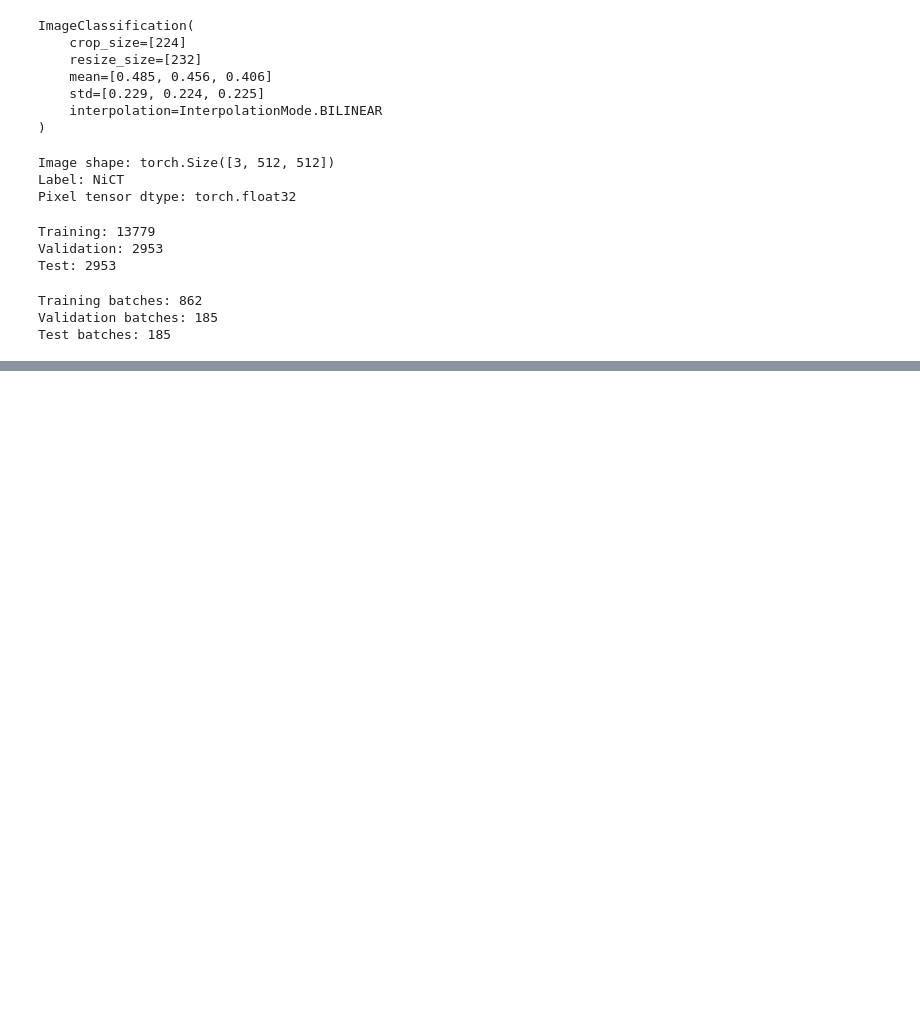
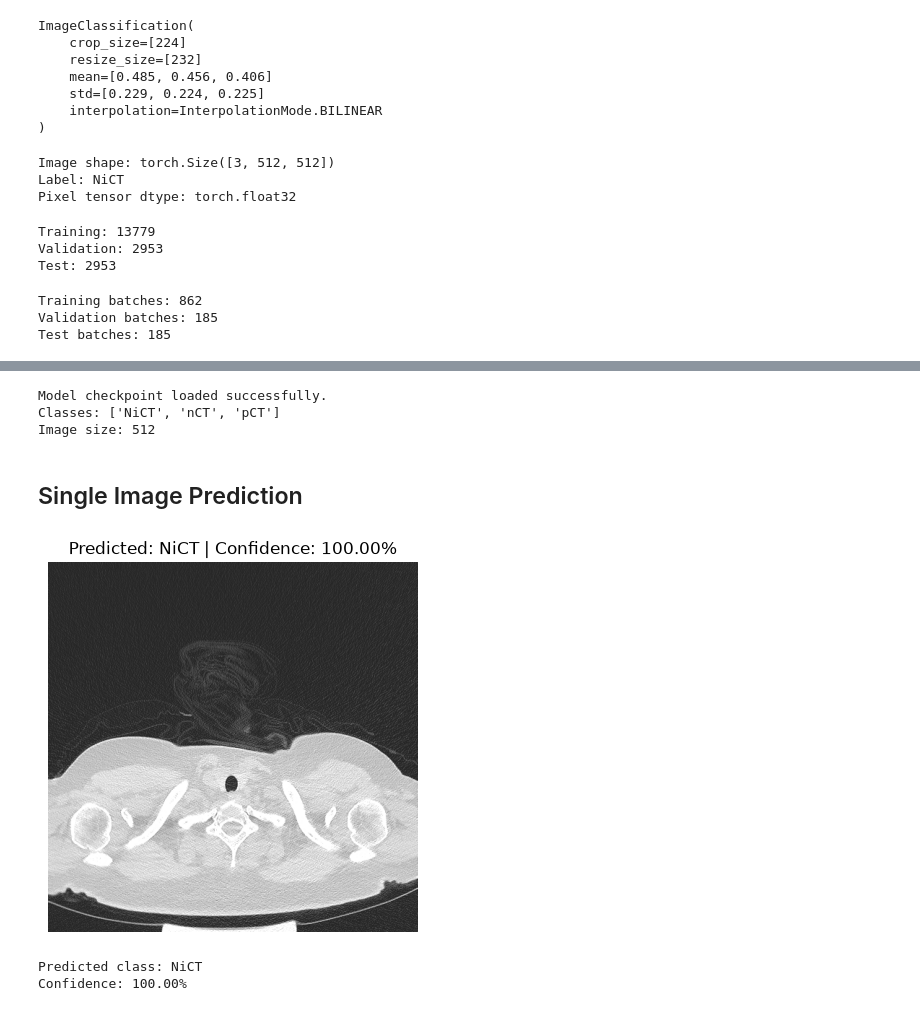
Before and after one commit to AgentEid/COVID-CT-Classification, a Jupyter notebook: notebooks/02_model_training.ipynb, the cells around one changed output, grey strips where cells are left out. Drawn from its saved outputs; the diff is of its cells as text; code cells hidden in the pictures; blank space fills up the shorter version.

```diff
--- a/notebooks/02_model_training.ipynb
+++ b/notebooks/02_model_training.ipynb
@@ -162,0 +456,53 @@ test_dataset = Subset(eval_dataset, test_indices.tolist())
+# %%
+checkpoint = torch.load(
+    MODEL_DIR / "mobilenet_v3_ct.pth",
+    map_location=device,
+    weights_only=True
+)
+
+model.load_state_dict(checkpoint["model_state_dict"])
+
+print("Model checkpoint loaded successfully.")
+print("Classes:", checkpoint["class_names"])
+print("Image size:", checkpoint["image_size"])
+# %% [output]
+Model checkpoint loaded successfully.
+Classes: ['NiCT', 'nCT', 'pCT']
+Image size: 512
+# %% [markdown]
+## Single Image Prediction
+# %%
+from PIL import Image
+import matplotlib.pyplot as plt
+from pathlib import Path
+
+image_path = test_dataset.dataset.samples[test_dataset.indices[0]][0]
+
+image = Image.open(image_path).convert("RGB")
+
+input_tensor = test_dataset.dataset.transform(image).unsqueeze(0).to(device)
+
+model.eval()
+
+with torch.no_grad():
+    outputs = model(input_tensor)
+    probabilities = torch.softmax(outputs, dim=1)
+    predicted_idx = outputs.argmax(dim=1).item()
+
+class_names = checkpoint["class_names"]
+predicted_class = class_names[predicted_idx]
+confidence = probabilities[0][predicted_idx].item() * 100
+
+plt.imshow(image)
+plt.axis("off")
+plt.title(
+    f"Predicted: {predicted_class} | Confidence: {confidence:.2f}%"
+)
+plt.show()
+
+print("Predicted class:", predicted_class)
+print(f"Confidence: {confidence:.2f}%")
+# %% [output]
+[figure, added]
+Predicted class: NiCT
+Confidence: 100.00%
```
Also changed, not shown: parts of 20 cells of this notebook, 2 other files.
